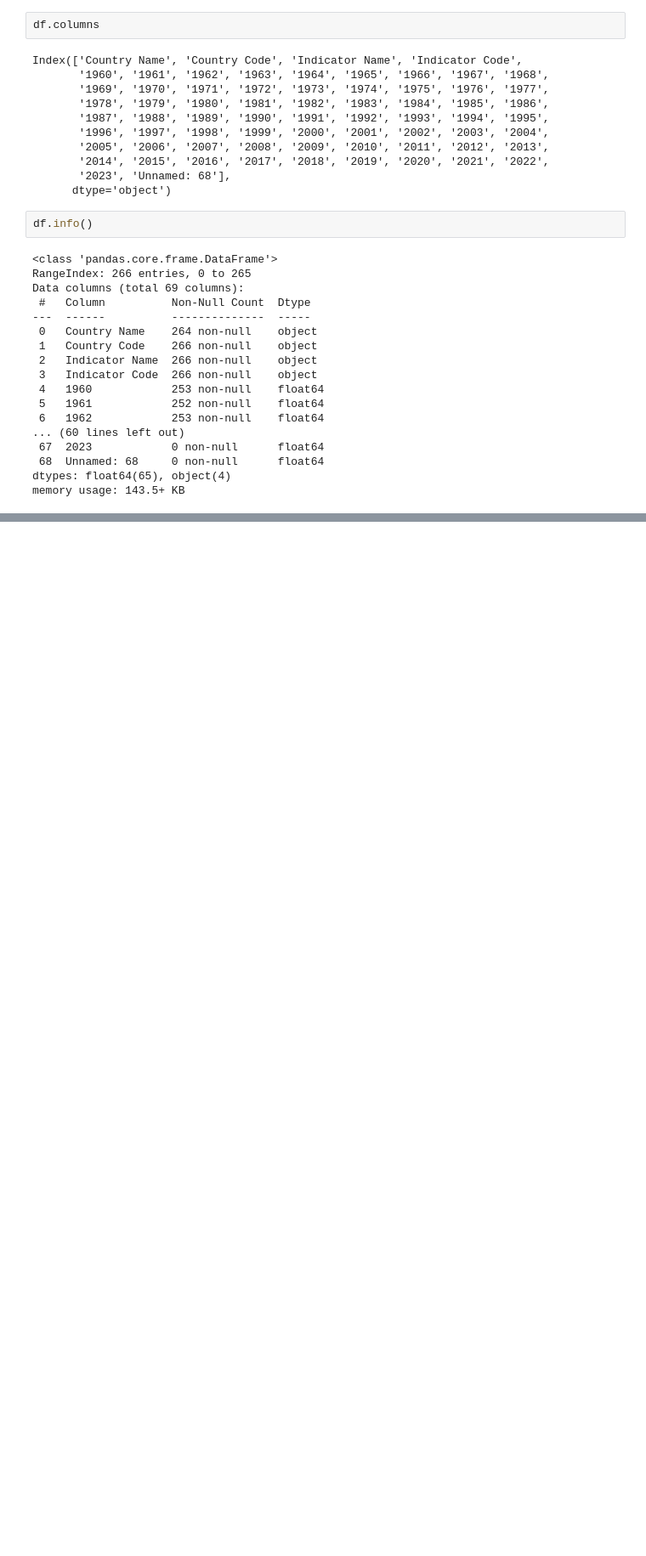
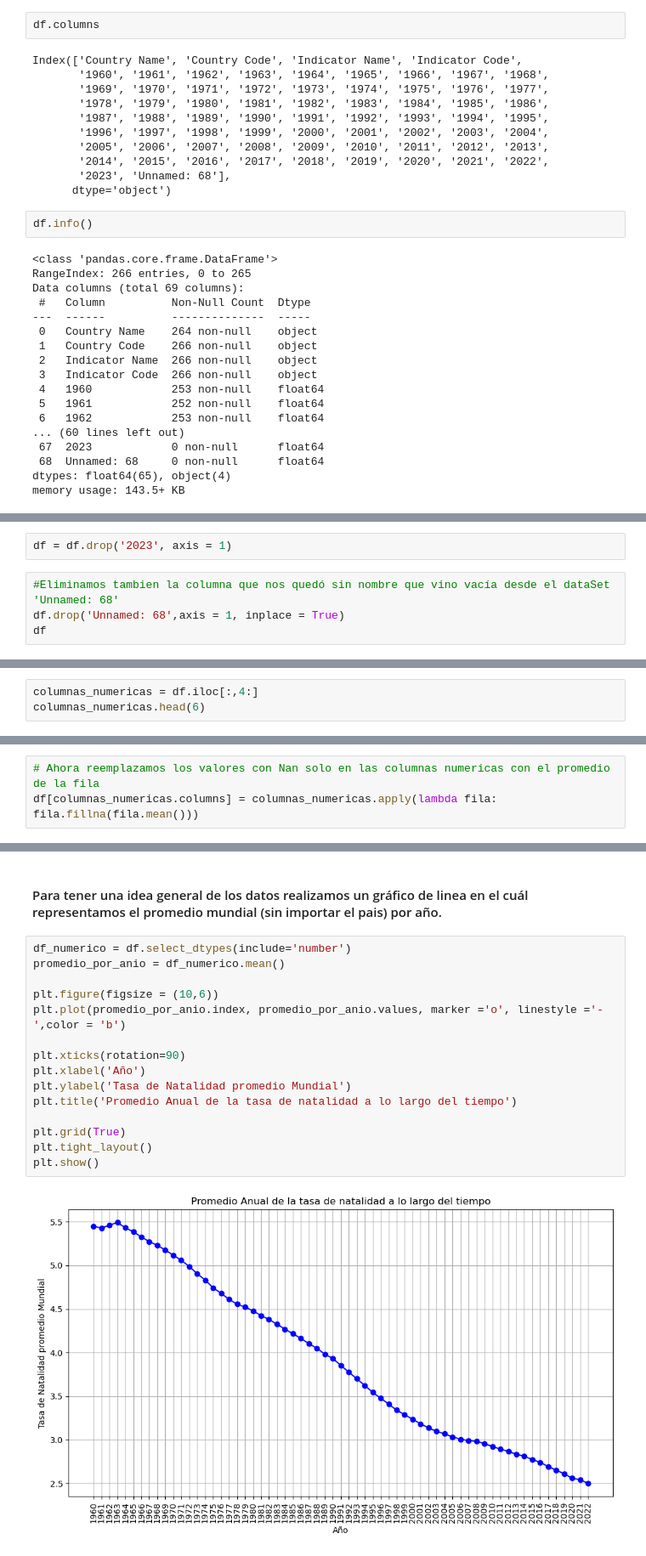
Before and after one commit to valebendezu/ispc-practicaprof-I, a Jupyter notebook: tasa_fecundidad_por_pais.ipynb, the cells around one changed output, grey strips where cells are left out. Shown at 85% size. Saved outputs shown, nothing was run; the diff lists cells and outputs as text; blank space fills up the shorter version.

```diff
--- a/tasa_fecundidad_por_pais.ipynb
+++ b/tasa_fecundidad_por_pais.ipynb
@@ -97,0 +196,6 @@ memory usage: 143.5+ KB
+# %%
+df = df.drop('2023', axis = 1)
+# %%
+#Eliminamos tambien la columna que nos quedó sin nombre que vino vacía desde el dataSet 'Unnamed: 68'
+df.drop('Unnamed: 68',axis = 1, inplace = True)
+df
@@ -97,0 +220,3 @@ memory usage: 143.5+ KB
+# %%
+columnas_numericas = df.iloc[:,4:]
+columnas_numericas.head(6)
@@ -97,0 +248,3 @@ memory usage: 143.5+ KB
+# %%
+# Ahora reemplazamos los valores con Nan solo en las columnas numericas con el promedio de la fila
+df[columnas_numericas.columns] = columnas_numericas.apply(lambda fila: fila.fillna(fila.mean()))
@@ -97,0 +336,19 @@ memory usage: 143.5+ KB
+# %% [markdown]
+#### Para tener una idea general de los datos realizamos un gráfico de linea en el cuál representamos el promedio mundial (sin importar el pais) por año.
+# %%
+df_numerico = df.select_dtypes(include='number')
+promedio_por_anio = df_numerico.mean()
+
+plt.figure(figsize = (10,6))
+plt.plot(promedio_por_anio.index, promedio_por_anio.values, marker ='o', linestyle ='-',color = 'b')
+
+plt.xticks(rotation=90)
+plt.xlabel('Año')
+plt.ylabel('Tasa de Natalidad promedio Mundial')
+plt.title('Promedio Anual de la tasa de natalidad a lo largo del tiempo')
+
+plt.grid(True)
+plt.tight_layout()
+plt.show()
+# %% [output]
+[figure, added]
```
Also changed, not shown: parts of 23 cells of this notebook.
